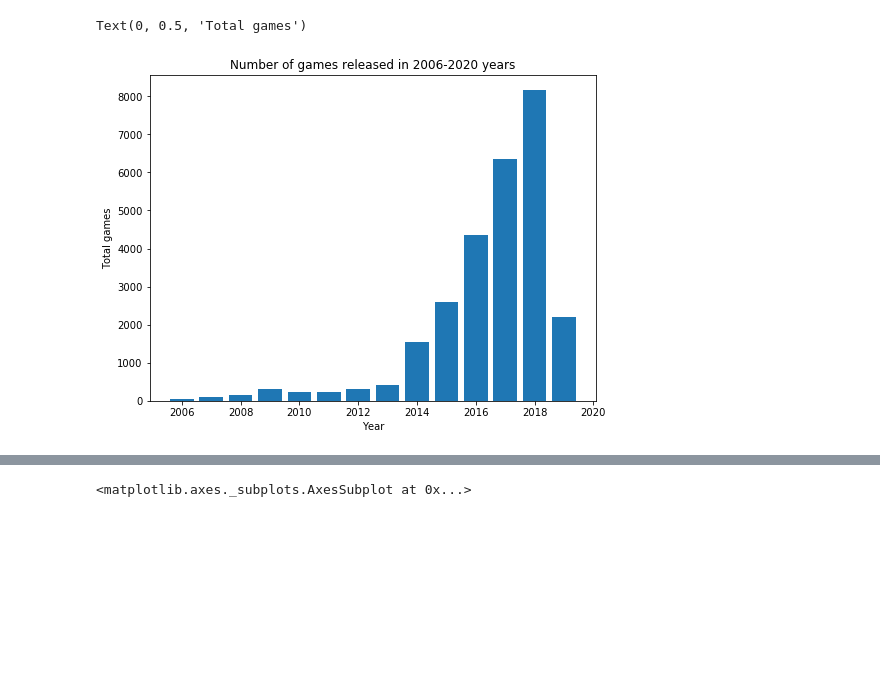
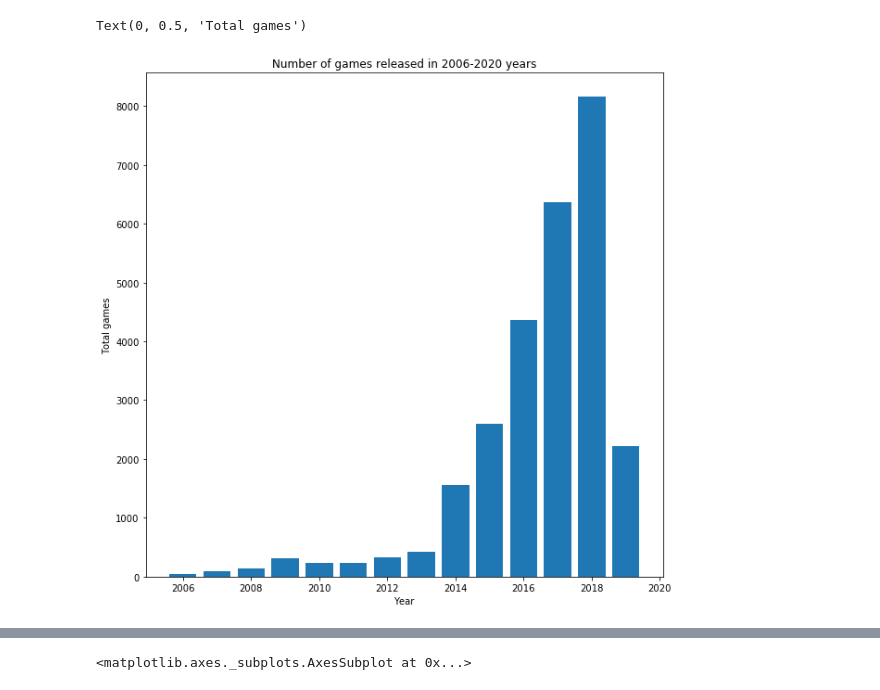
Before and after one commit to sekian/DAKD-Steam-Store-Games, a Jupyter notebook: Steam Store Analysis.ipynb, the cells around one changed output, grey strips where cells are left out. Saved outputs shown, nothing was run; the diff lists cells and outputs as text; code cells hidden in the pictures; blank space fills up the shorter version.

Commit message:
Visualization

```diff
--- a/Steam Store Analysis.ipynb
+++ b/Steam Store Analysis.ipynb
@@ -26,17 +19,17 @@ pd.read_csv("./steam.csv")
 # %%
 df = steam
 df['release_date'] = pd.to_datetime(df['release_date'])
 yearly = df.groupby(df.release_date.dt.year).agg('count').appid
 
 min_year = 2006
 max_year = 2020
-plt.figure(figsize=(8,6))
+plt.figure(figsize=(10,10))
 yearly_part = yearly[yearly.index >= min_year]
 plt.bar(yearly_part.index, yearly_part)
 plt.title(f'Number of games released in {min_year}-{max_year} years')
 plt.xlabel('Year')
 plt.ylabel('Total games')
 # %% [output]
 Text(0, 0.5, 'Total games')
-[figure, old version]
+[figure, new version]
 # %%
```
Also changed, not shown: parts of 41 cells of this notebook, 1 other file.
